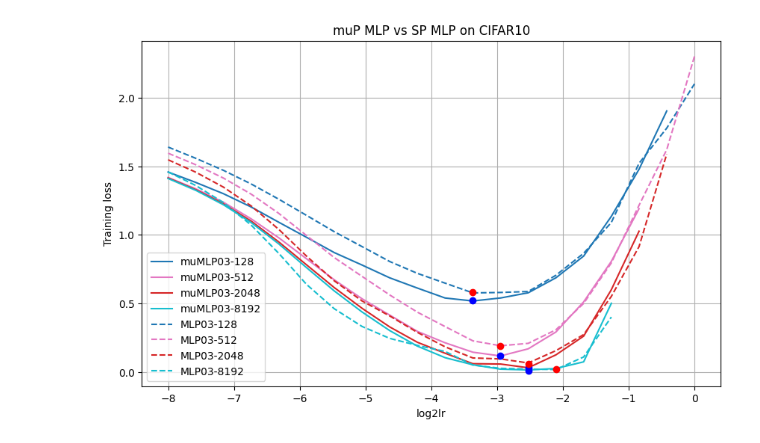
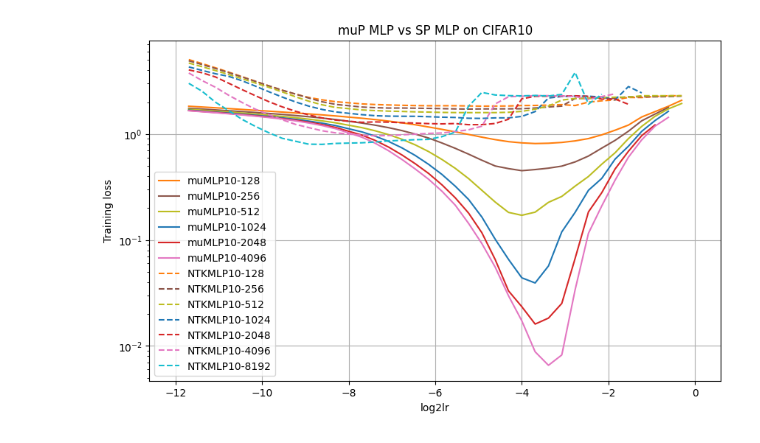
Before and after one commit to Laz4rz/mup-abc, a Jupyter notebook: examples/MLP/results/compare_results.ipynb, the cells around one changed output. Cells and saved outputs as stored; diff of their text form; code cells hidden in the pictures.

```diff
--- a/examples/MLP/results/compare_results.ipynb
+++ b/examples/MLP/results/compare_results.ipynb
@@ -23,0 +41,5 @@ dfs = load_dfs(os.listdir('.'))
+# %%
+filter_columns = [col for col in dfs.columns if "1" in col[0]]
+filter_columns = [col for col in filter_columns if "mu" in col[0] or "NTK" in col[0]]
+dfs = dfs[filter_columns]
+dfs
@@ -24,39 +61,39 @@ dfs = load_dfs(os.listdir('.'))
 # %%
 import matplotlib.cm as cm
 
 fig, ax = plt.subplots(figsize=(10, 6))
 
 keys = sorted(set(col[1] for col in dfs.columns))
 cmap = cm.get_cmap('tab10', len(keys))
 color_map = {key: cmap(i) for i, key in enumerate(keys)}
 
-# Step 2: Plot with shared color but different linestyles
 for col in dfs.columns:
+    size = ''.join(filter(str.isdigit, col[1]))
     key = col[1]
     color = color_map[key]
     linestyle = '-' if 'mu' in col[0] else '--'
     label = f"{col[0]}-{col[1]}"
     dfs[col].plot(ax=ax, label=label, linestyle=linestyle, color=color)
 
 ax.legend()
-for col in dfs.columns:
-    # find minimum and mark
-    min_idx = dfs[col].idxmin()
-    min_val = round(dfs[col].min(), 2)
-    if "mu" in col[0]:
-        # plt.annotate(f"{' '.join(col)}:{min_val}", xy=(min_idx, min_val), xytext=(min_idx+0.1, min_val + 0.1),
-        #             arrowprops=dict(facecolor='blue', shrink=0.01, width=1, headwidth=4, alpha=0.5))
-        plt.plot(min_idx, min_val, 'o', color='blue')
-    else:
-        # plt.annotate(f"{' '.join(col)}:{min_val}", xy=(min_idx, min_val), xytext=(min_idx+0.1, min_val + 0.1),
-        #             arrowprops=dict(facecolor='red', shrink=0.01, width=1, headwidth=4, alpha=0.5))
-        plt.plot(min_idx, min_val, 'o', color='red')
+# for col in dfs.columns:
+#     min_idx = dfs[col].idxmin()
+#     min_val = round(dfs[col].min(), 2)
+#     if "mu" in col[0]:
+#         # plt.annotate(f"{' '.join(col)}:{min_val}", xy=(min_idx, min_val), xytext=(min_idx+0.1, min_val + 0.1),
+#         #             arrowprops=dict(facecolor='blue', shrink=0.01, width=1, headwidth=4, alpha=0.5))
+#         plt.plot(min_idx, min_val, 'o', color='blue')
+#     else:
+#         # plt.annotate(f"{' '.join(col)}:{min_val}", xy=(min_idx, min_val), xytext=(min_idx+0.1, min_val + 0.1),
+#         #             arrowprops=dict(facecolor='red', shrink=0.01, width=1, headwidth=4, alpha=0.5))
+#         plt.plot(min_idx, min_val, 'o', color='red')
 
 plt.title("muP MLP vs SP MLP on CIFAR10")
 plt.xlabel("log2lr")
 plt.ylabel("Training loss")
 plt.grid()
+ax.set_yscale('log')
 plt.savefig("mlp_cifar10.png", dpi=300)
 plt.show()
 # %% [output]
-[figure, old version]
+[figure, new version]
```
Also changed, not shown: parts of 3 cells of this notebook, 2 other files.
